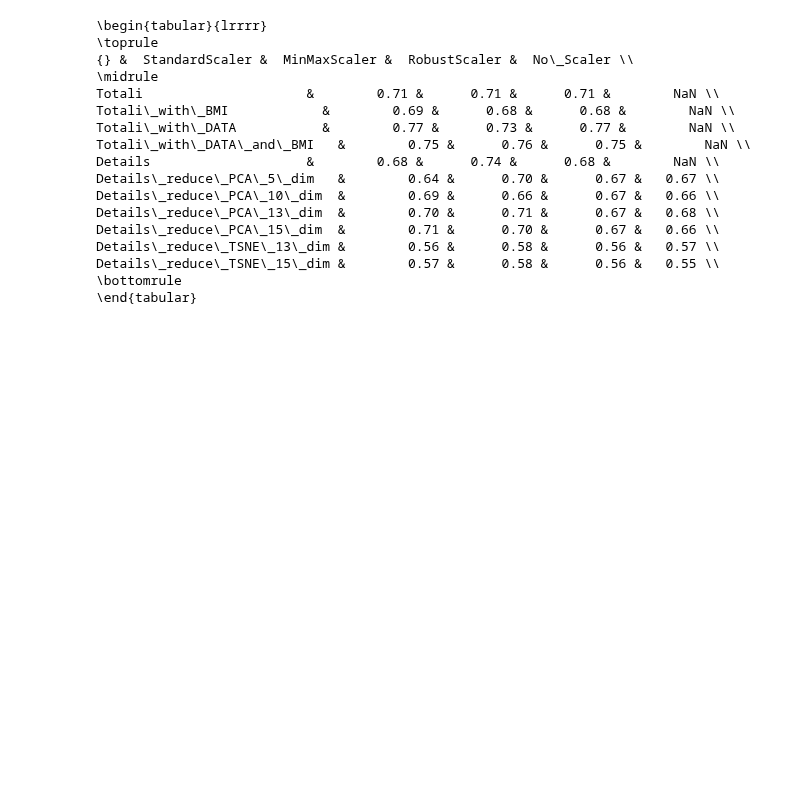
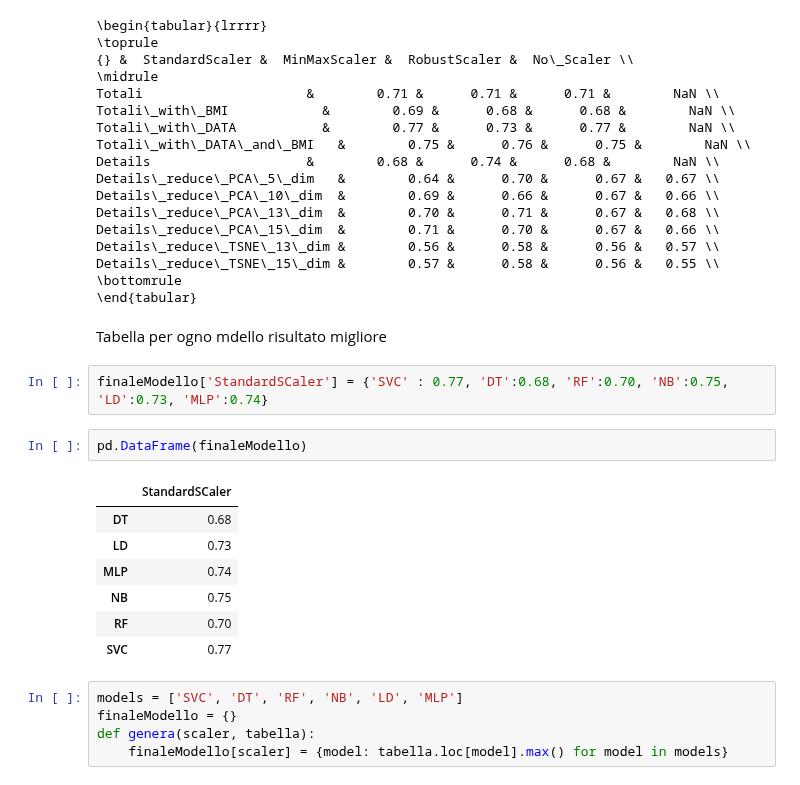
Before and after one commit to aleberans/Analisi-dati-per-problemi-di-medicina-legale, a Jupyter notebook: codice/classificazione-investiti.ipynb, the cells around one changed output. Drawn from its saved outputs; the diff is of its cells as text; blank space fills up the shorter version.

```diff
--- a/codice/classificazione-investiti.ipynb
+++ b/codice/classificazione-investiti.ipynb
@@ -1033,3 +1033,22 @@ Details\_reduce\_TSNE\_13\_dim &        0.56 &      0.58 &      0.56 &   0.57 \\
 Details\_reduce\_TSNE\_15\_dim &        0.57 &      0.58 &      0.56 &   0.55 \\
 \bottomrule
 \end{tabular}
+# %% [markdown]
+Tabella per ogno mdello risultato migliore
+# %%
+finaleModello['StandardSCaler'] = {'SVC' : 0.77, 'DT':0.68, 'RF':0.70, 'NB':0.75, 'LD':0.73, 'MLP':0.74}
+# %%
+pd.DataFrame(finaleModello)
+# %% [output]
+|  | StandardSCaler |
+| DT | 0.68 |
+| LD | 0.73 |
+| MLP | 0.74 |
+| NB | 0.75 |
+| RF | 0.70 |
+| SVC | 0.77 |
+# %%
+models = ['SVC', 'DT', 'RF', 'NB', 'LD', 'MLP']
+finaleModello = {}
+def genera(scaler, tabella):
+    finaleModello[scaler] = {model: tabella.loc[model].max() for model in models}
```
Also changed, not shown: parts of 5 cells of this notebook, 9 other files.
